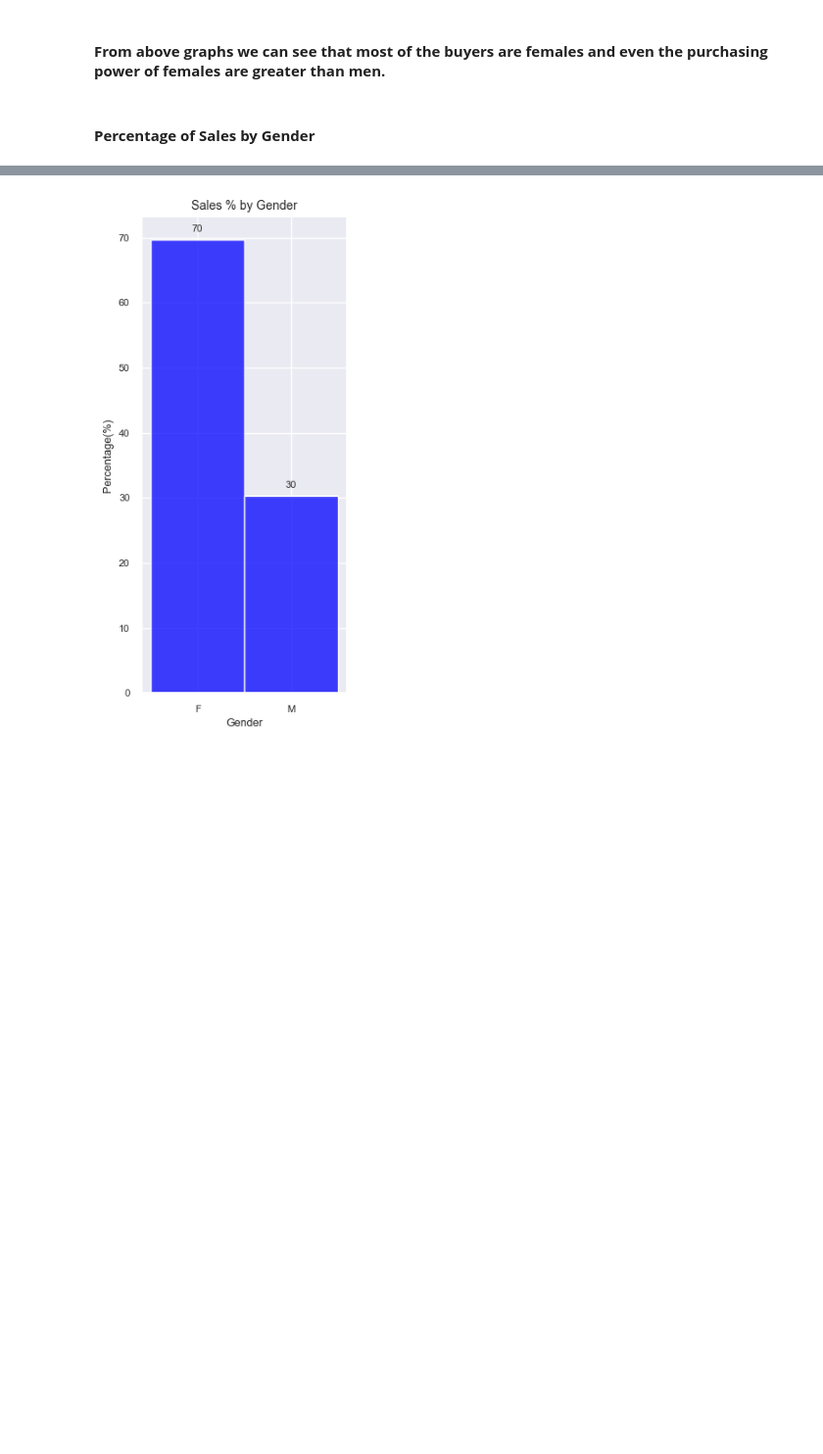
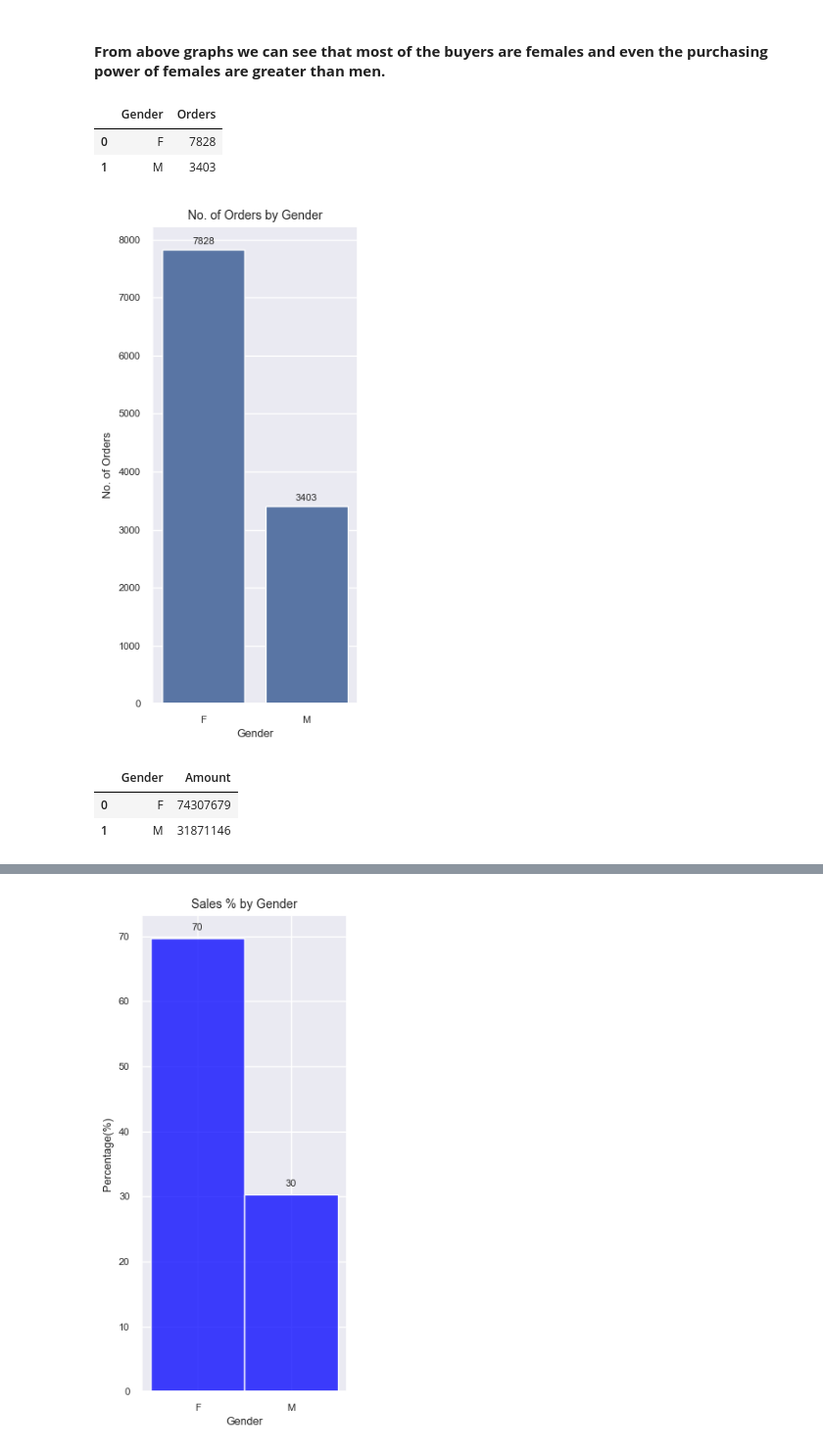
Before and after one commit to RichaSinghhh/Diwali-Sales-Analysis, a Jupyter notebook: Diwali Sales.ipynb, the cells around one changed output, grey strips where cells are left out. Shown at 98% size. Cells and saved outputs as stored; diff of their text form; code cells hidden in the pictures; blank space fills up the shorter version.

```diff
--- a/Diwali Sales.ipynb
+++ b/Diwali Sales.ipynb
@@ -185,5 +246,38 @@ sns.barplot(x = 'Gender',y = 'Amount', data = sales_gen)
 [figure]
 # %% [markdown]
 #### **From above graphs we can see that most of the buyers are females and even the purchasing power of females are greater than men.**
-# %% [markdown]
-#### **Percentage of Sales by Gender**
+# %%
+# Total Orders by Gender
+
+df_gen = df.groupby(['Gender'])[['Orders']].count().reset_index()
+df_gen
+# %% [output]
+|  | Gender | Orders |
+| 0 | F | 7828 |
+| 1 | M | 3403 |
+# %%
+# Total Orders by Gender Barplot
+
+plt.figure(figsize = (3,7))
+
+ax = sns.barplot(x = 'Gender', y ='Orders',data = df_gen)
+ax.bar_label(ax.containers[0], fontsize = 8,  padding = 3) # plotting barlabels
+
+plt.xticks(fontsize = 8)
+plt.yticks(fontsize = 8)
+plt.xlabel('Gender', fontsize = 9)
+plt.ylabel('No. of Orders', fontsize = 9)
+plt.title('No. of Orders by Gender', fontsize = 10)
+
+plt.show()
+# %% [output]
+[figure, added]
+# %%
+# Total Sales by Gender
+
+df_gen2 = df.groupby(['Gender'])[['Amount']].sum().reset_index()
+df_gen2
+# %% [output]
+|  | Gender | Amount |
+| 0 | F | 74307679 |
+| 1 | M | 31871146 |
```
Also changed, not shown: parts of 49 cells of this notebook.
